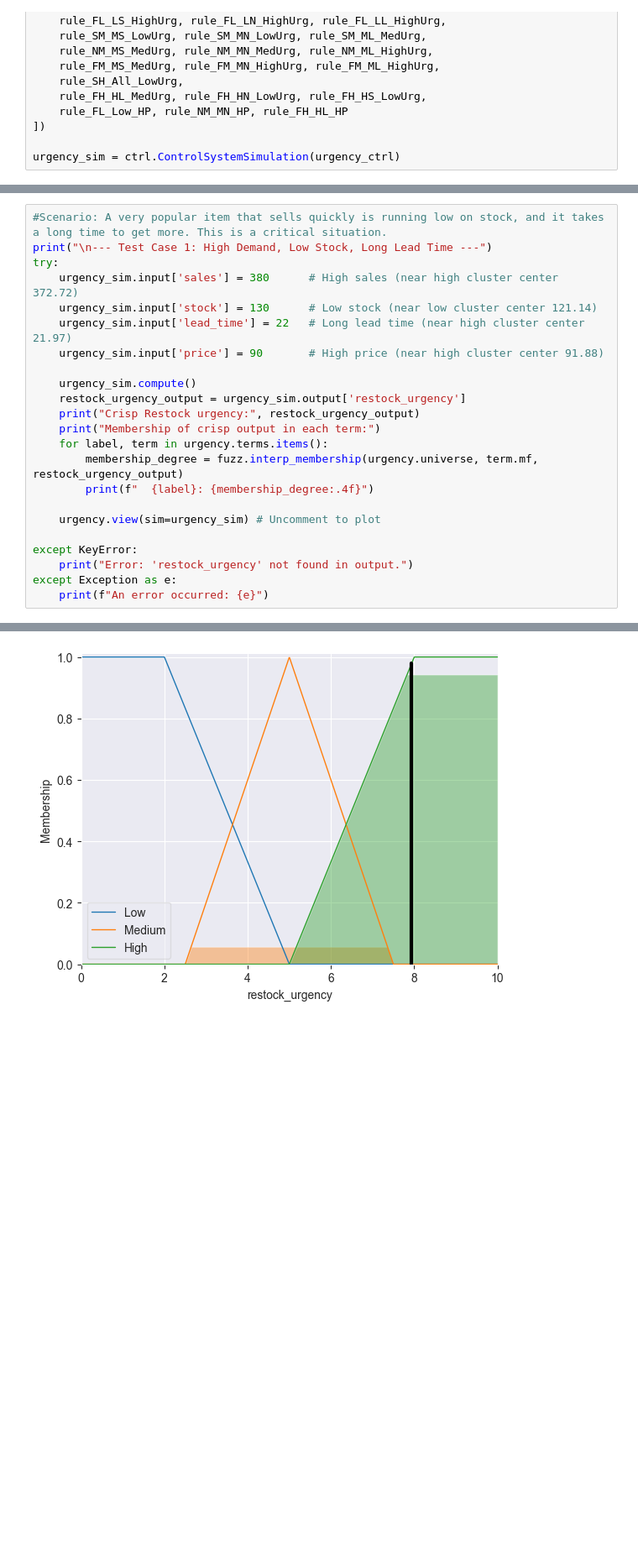
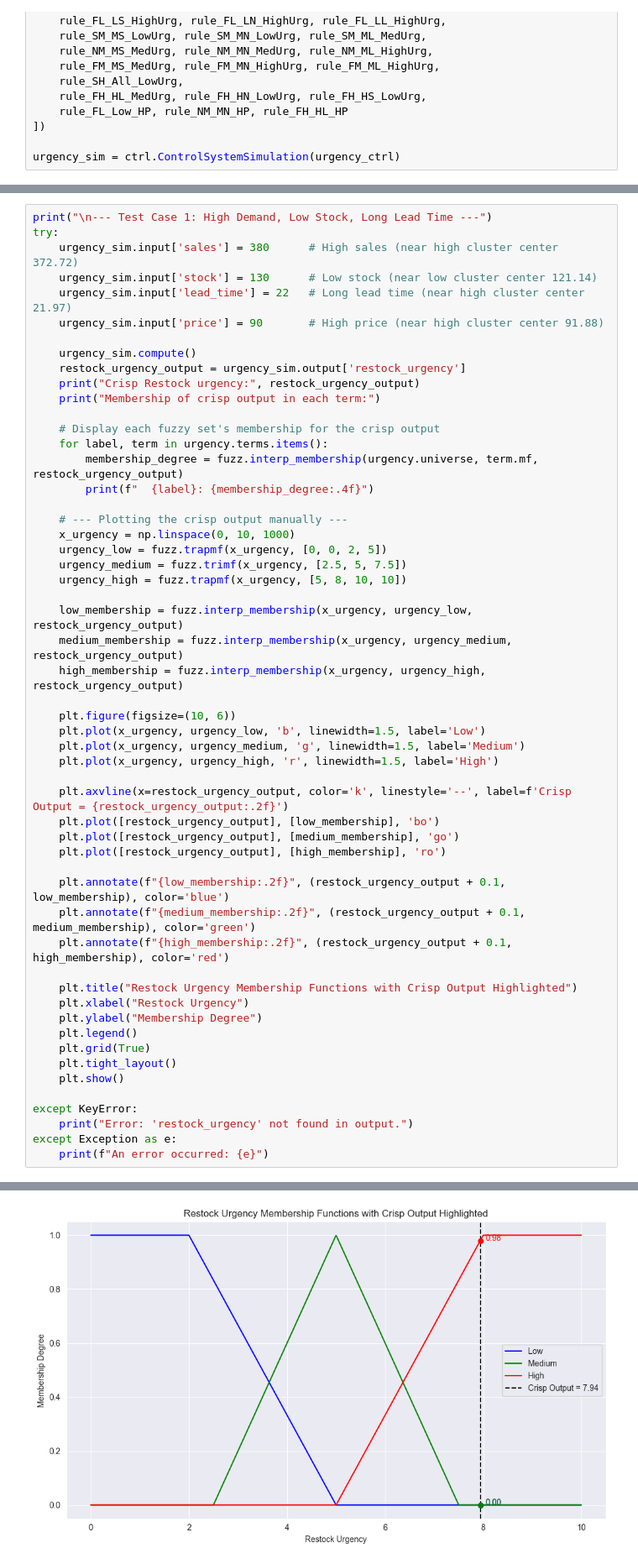
Before and after one commit to Fei0716/inventory_restock_urgency_prediction_with_fuzzy_logic, a Jupyter notebook: fcm_and_fis.ipynb, the cells around one changed output, grey strips where cells are left out. Shown at 84% size. Saved outputs shown, nothing was run; the diff lists cells and outputs as text; blank space fills up the shorter version.

Commit message:
Added sqlite database storage, modify streamlit layout, and included some output membership graph inside fcm_and_fis.ipynb

```diff
--- a/fcm_and_fis.ipynb
+++ b/fcm_and_fis.ipynb
@@ -475,34 +557,65 @@ urgency_sim = ctrl.ControlSystemSimulation(urgency_ctrl)
 # %%
-#Scenario: A very popular item that sells quickly is running low on stock, and it takes a long time to get more. This is a critical situation.
 print("\n--- Test Case 1: High Demand, Low Stock, Long Lead Time ---")
 try:
     urgency_sim.input['sales'] = 380      # High sales (near high cluster center 372.72)
     urgency_sim.input['stock'] = 130      # Low stock (near low cluster center 121.14)
     urgency_sim.input['lead_time'] = 22   # Long lead time (near high cluster center 21.97)
     urgency_sim.input['price'] = 90       # High price (near high cluster center 91.88)
 
     urgency_sim.compute()
     restock_urgency_output = urgency_sim.output['restock_urgency']
     print("Crisp Restock urgency:", restock_urgency_output)
     print("Membership of crisp output in each term:")
+
+    # Display each fuzzy set's membership for the crisp output
     for label, term in urgency.terms.items():
         membership_degree = fuzz.interp_membership(urgency.universe, term.mf, restock_urgency_output)
         print(f"  {label}: {membership_degree:.4f}")
 
-    urgency.view(sim=urgency_sim) # Uncomment to plot
+    # --- Plotting the crisp output manually ---
+    x_urgency = np.linspace(0, 10, 1000)
+    urgency_low = fuzz.trapmf(x_urgency, [0, 0, 2, 5])
+    urgency_medium = fuzz.trimf(x_urgency, [2.5, 5, 7.5])
+    urgency_high = fuzz.trapmf(x_urgency, [5, 8, 10, 10])
+
+    low_membership = fuzz.interp_membership(x_urgency, urgency_low, restock_urgency_output)
+    medium_membership = fuzz.interp_membership(x_urgency, urgency_medium, restock_urgency_output)
+    high_membership = fuzz.interp_membership(x_urgency, urgency_high, restock_urgency_output)
+
+    plt.figure(figsize=(10, 6))
+    plt.plot(x_urgency, urgency_low, 'b', linewidth=1.5, label='Low')
+    plt.plot(x_urgency, urgency_medium, 'g', linewidth=1.5, label='Medium')
+    plt.plot(x_urgency, urgency_high, 'r', linewidth=1.5, label='High')
+
+    plt.axvline(x=restock_urgency_output, color='k', linestyle='--', label=f'Crisp Output = {restock_urgency_output:.2f}')
+    plt.plot([restock_urgency_output], [low_membership], 'bo')
+    plt.plot([restock_urgency_output], [medium_membership], 'go')
+    plt.plot([restock_urgency_output], [high_membership], 'ro')
+
+    plt.annotate(f"{low_membership:.2f}", (restock_urgency_output + 0.1, low_membership), color='blue')
+    plt.annotate(f"{medium_membership:.2f}", (restock_urgency_output + 0.1, medium_membership), color='green')
+    plt.annotate(f"{high_membership:.2f}", (restock_urgency_output + 0.1, high_membership), color='red')
+
+    plt.title("Restock Urgency Membership Functions with Crisp Output Highlighted")
+    plt.xlabel("Restock Urgency")
+    plt.ylabel("Membership Degree")
+    plt.legend()
+    plt.grid(True)
+    plt.tight_layout()
+    plt.show()
 
 except KeyError:
     print("Error: 'restock_urgency' not found in output.")
 except Exception as e:
     print(f"An error occurred: {e}")
 # %% [output]
 --- Test Case 1: High Demand, Low Stock, Long Lead Time ---
 Crisp Restock urgency: 7.939960681749522
 Membership of crisp output in each term:
   Low: 0.0000
   Medium: 0.0000
   High: 0.9800
-[figure, old version]
+[figure, new version]
 # %%
 #Scenario: An unpopular item is in high stock, and you can get more quickly if needed. No immediate need to restock.
 print("\n--- Test Case 2: Low Demand, High Stock, Short Lead Time ---")
```
Also changed, not shown: parts of 6 cells of this notebook, 5 other files.
